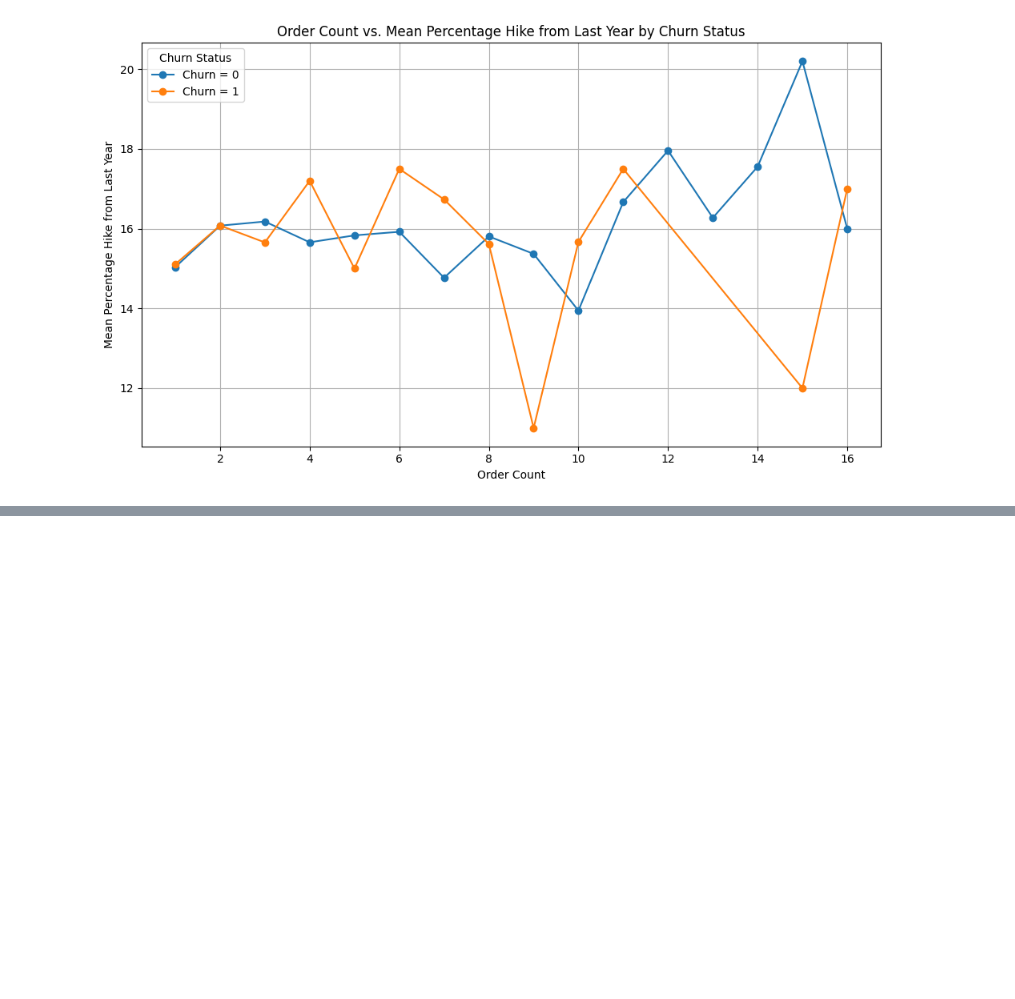
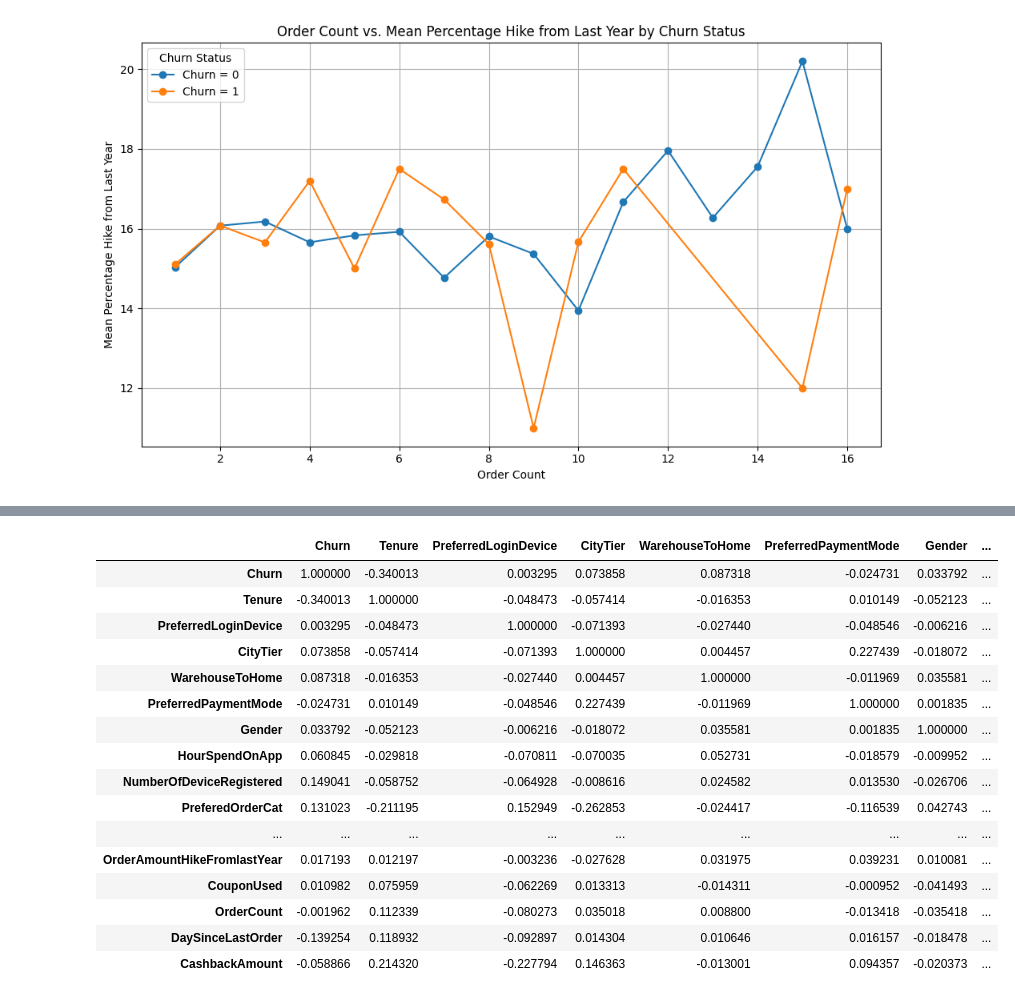
Before and after one commit to Ashique-1010/E-commerce-Customer-Churn-Analysis, a Jupyter notebook: churn_analysis.ipynb, the cells around one changed output, grey strips where cells are left out. Saved outputs shown, nothing was run; the diff lists cells and outputs as text; code cells hidden in the pictures; blank space fills up the shorter version.

```diff
--- a/churn_analysis.ipynb
+++ b/churn_analysis.ipynb
@@ -555,0 +669,5 @@ plt.show()
+# %%
+data1.drop(['CustomerID'], inplace=True, axis=1)
+# %%
+columns = data1.select_dtypes(include=['category','object']).columns
+columns
@@ -555,0 +678,3 @@ plt.show()
+# %%
+
+data1.dropna(inplace=True)
@@ -555,0 +697,6 @@ plt.show()
+# %%
+label_encoder = LabelEncoder()
+data2 = data1.copy()
+for col in columns:
+    data2[col] = label_encoder.fit_transform(data2[col])
+data2.head()
@@ -555,0 +710,22 @@ plt.show()
+# %%
+### Show Correlation
+corr = data2.corr()
+corr
+# %% [output]
+|  | Churn | Tenure | PreferredLoginDevice | CityTier | WarehouseToHome | PreferredPaymentMode | Gender | ... |
+| Churn | 1.000000 | -0.340013 | 0.003295 | 0.073858 | 0.087318 | -0.024731 | 0.033792 | ... |
+| Tenure | -0.340013 | 1.000000 | -0.048473 | -0.057414 | -0.016353 | 0.010149 | -0.052123 | ... |
+| PreferredLoginDevice | 0.003295 | -0.048473 | 1.000000 | -0.071393 | -0.027440 | -0.048546 | -0.006216 | ... |
+| CityTier | 0.073858 | -0.057414 | -0.071393 | 1.000000 | 0.004457 | 0.227439 | -0.018072 | ... |
+| WarehouseToHome | 0.087318 | -0.016353 | -0.027440 | 0.004457 | 1.000000 | -0.011969 | 0.035581 | ... |
+| PreferredPaymentMode | -0.024731 | 0.010149 | -0.048546 | 0.227439 | -0.011969 | 1.000000 | 0.001835 | ... |
+| Gender | 0.033792 | -0.052123 | -0.006216 | -0.018072 | 0.035581 | 0.001835 | 1.000000 | ... |
+| HourSpendOnApp | 0.060845 | -0.029818 | -0.070811 | -0.070035 | 0.052731 | -0.018579 | -0.009952 | ... |
+| NumberOfDeviceRegistered | 0.149041 | -0.058752 | -0.064928 | -0.008616 | 0.024582 | 0.013530 | -0.026706 | ... |
+| PreferedOrderCat | 0.131023 | -0.211195 | 0.152949 | -0.262853 | -0.024417 | -0.116539 | 0.042743 | ... |
+| ... | ... | ... | ... | ... | ... | ... | ... | ... |
+| OrderAmountHikeFromlastYear | 0.017193 | 0.012197 | -0.003236 | -0.027628 | 0.031975 | 0.039231 | 0.010081 | ... |
+| CouponUsed | 0.010982 | 0.075959 | -0.062269 | 0.013313 | -0.014311 | -0.000952 | -0.041493 | ... |
+| OrderCount | -0.001962 | 0.112339 | -0.080273 | 0.035018 | 0.008800 | -0.013418 | -0.035418 | ... |
+| DaySinceLastOrder | -0.139254 | 0.118932 | -0.092897 | 0.014304 | 0.010646 | 0.016157 | -0.018478 | ... |
+| CashbackAmount | -0.058866 | 0.214320 | -0.227794 | 0.146363 | -0.013001 | 0.094357 | -0.020373 | ... |
```
Also changed, not shown: parts of 34 cells of this notebook.
